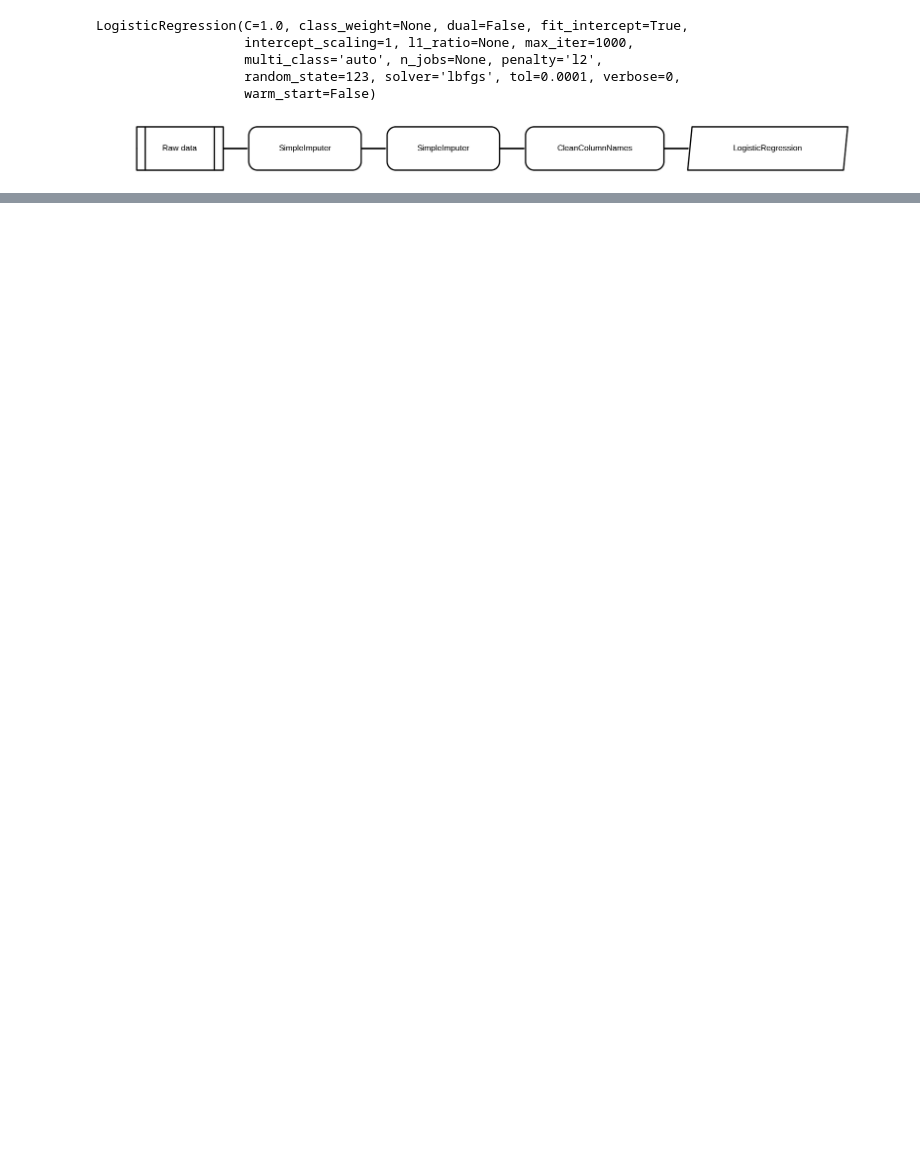
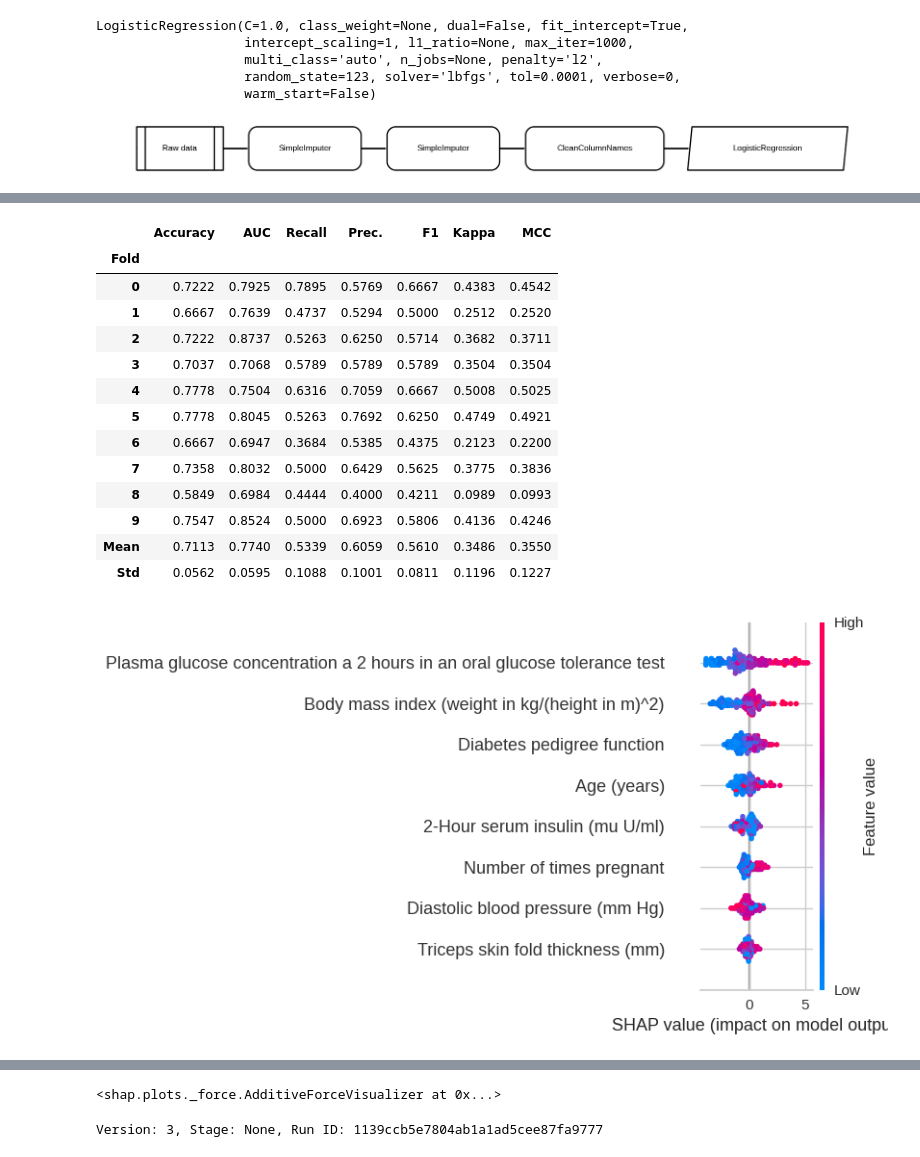
Before and after one commit to wuzhiping/pycaret, a Jupyter notebook: hello.ipynb, the cells around one changed output, grey strips where cells are left out. Saved outputs shown, nothing was run; the diff lists cells and outputs as text; code cells hidden in the pictures; blank space fills up the shorter version.

```diff
--- a/hello.ipynb
+++ b/hello.ipynb
@@ -184,3 +206,14 @@ Transformation Pipeline and Model Successfully Saved
                                      warm_start=False))],
           verbose=False),
  'my_best_pipeline.pkl')
+# %%
+from pycaret.classification import *
+clf = setup(data, target='Class variable', session_id=42)
+best = create_model('xgboost')      # 任意树模型都行
+
+# 1. 全局重要性
+interpret_model(best)               # 条形图+点图
+
+# 2. 单样本解释
+interpret_model(best, plot='reason', observation=42)
+# %% [output]
@@ -186,0 +238,15 @@ Transformation Pipeline and Model Successfully Saved
+|  | Accuracy | AUC | Recall | Prec. | F1 | Kappa | MCC |
+| Fold |  |  |  |  |  |  |  |
+| 0 | 0.7222 | 0.7925 | 0.7895 | 0.5769 | 0.6667 | 0.4383 | 0.4542 |
+| 1 | 0.6667 | 0.7639 | 0.4737 | 0.5294 | 0.5000 | 0.2512 | 0.2520 |
+| 2 | 0.7222 | 0.8737 | 0.5263 | 0.6250 | 0.5714 | 0.3682 | 0.3711 |
+| 3 | 0.7037 | 0.7068 | 0.5789 | 0.5789 | 0.5789 | 0.3504 | 0.3504 |
+| 4 | 0.7778 | 0.7504 | 0.6316 | 0.7059 | 0.6667 | 0.5008 | 0.5025 |
+| 5 | 0.7778 | 0.8045 | 0.5263 | 0.7692 | 0.6250 | 0.4749 | 0.4921 |
+| 6 | 0.6667 | 0.6947 | 0.3684 | 0.5385 | 0.4375 | 0.2123 | 0.2200 |
+| 7 | 0.7358 | 0.8032 | 0.5000 | 0.6429 | 0.5625 | 0.3775 | 0.3836 |
+| 8 | 0.5849 | 0.6984 | 0.4444 | 0.4000 | 0.4211 | 0.0989 | 0.0993 |
+| 9 | 0.7547 | 0.8524 | 0.5000 | 0.6923 | 0.5806 | 0.4136 | 0.4246 |
+| Mean | 0.7113 | 0.7740 | 0.5339 | 0.6059 | 0.5610 | 0.3486 | 0.3550 |
+| Std | 0.0562 | 0.0595 | 0.1088 | 0.1001 | 0.0811 | 0.1196 | 0.1227 |
+[figure, added]
@@ -186,0 +254,14 @@ Transformation Pipeline and Model Successfully Saved
+<shap.plots._force.AdditiveForceVisualizer at 0x...>
+# %%
+from mlflow.tracking import MlflowClient
+
+client = MlflowClient()
+
+run_id = None
+# 列出模型所有版本
+for mv in client.get_latest_versions("abc"):
+    print(f"Version: {mv.version}, Stage: {mv.current_stage}, Run ID: {mv.run_id}")
+
+    run_id = mv.run_id
+# %% [output]
+Version: 3, Stage: None, Run ID: 1139ccb5e7804ab1a1ad5cee87fa9777
```
Also changed, not shown: parts of 14 cells of this notebook, 1 other file.
